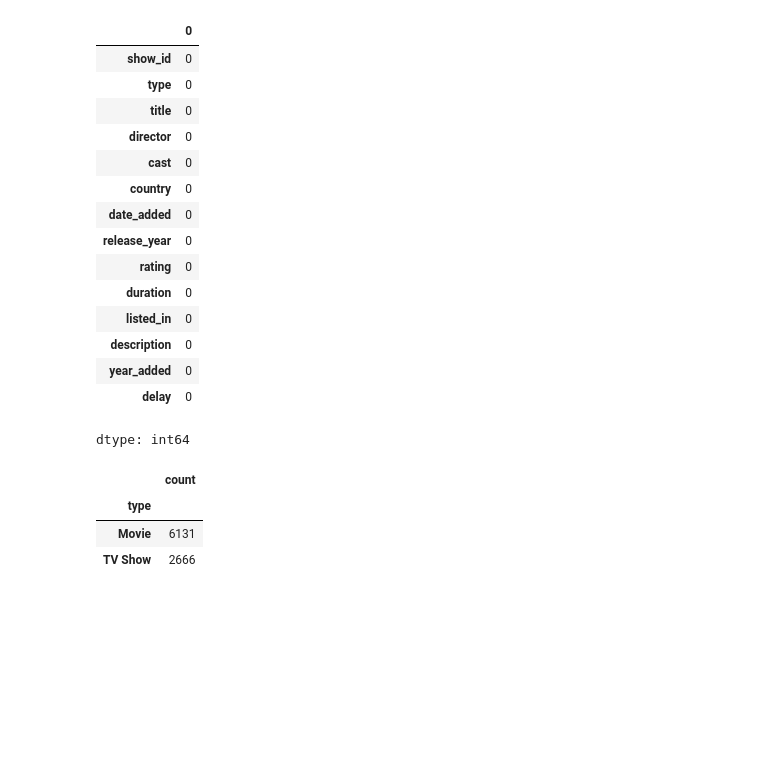
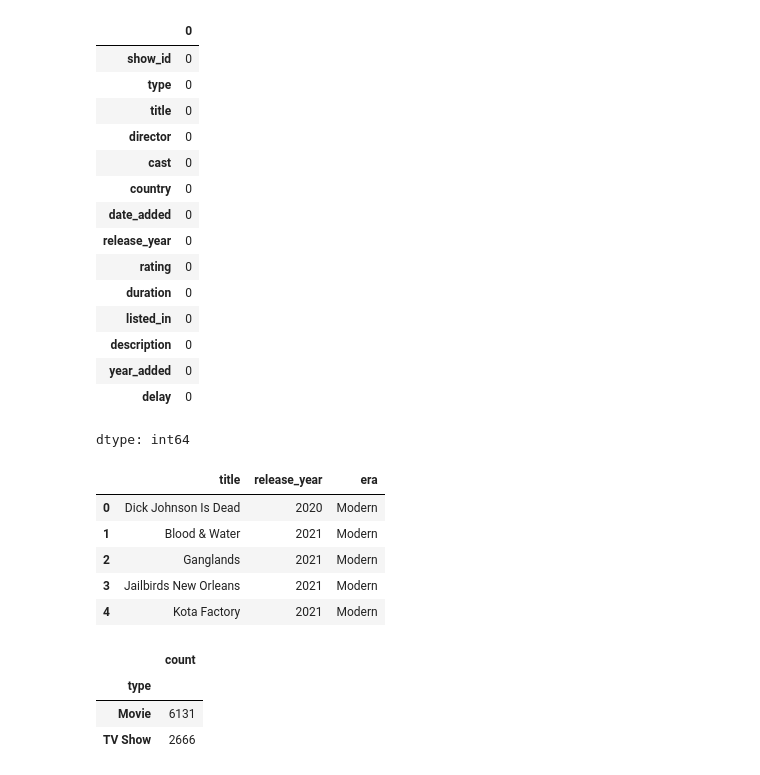
Before and after one commit to Bhavya837/netflix-analysis-pandas, a Jupyter notebook: netflix_analysis_pandas.ipynb, the cells around one changed output. Saved outputs shown, nothing was run; the diff lists cells and outputs as text; code cells hidden in the pictures; blank space fills up the shorter version.

```diff
--- a/netflix_analysis_pandas.ipynb
+++ b/netflix_analysis_pandas.ipynb
@@ -104,6 +104,17 @@ df.dropna(subset=['date_added'],inplace =True)
 #use fillna and drop na to fill or drop the missing values accordingly.
 #As there were only a few records were missing in the date_added column, they were dropped.
 #Remaining columns were filled with unknown or not available using fillna.
+# %%
+# using lambda and apply() for categorizing content based on relase year
+df['era'] = df['release_year'].apply(lambda x: 'Classic' if x<2000 else 'Modern')
+df[['title' ,'release_year', 'era']].head()
+# %% [output]
+|  | title | release_year | era |
+| 0 | Dick Johnson Is Dead | 2020 | Modern |
+| 1 | Blood & Water | 2021 | Modern |
+| 2 | Ganglands | 2021 | Modern |
+| 3 | Jailbirds New Orleans | 2021 | Modern |
+| 4 | Kota Factory | 2021 | Modern |
 # %%
 df['type'].value_counts()
 # number of movies vs tv shows
```
Also changed, not shown: parts of 1 cell of this notebook.
